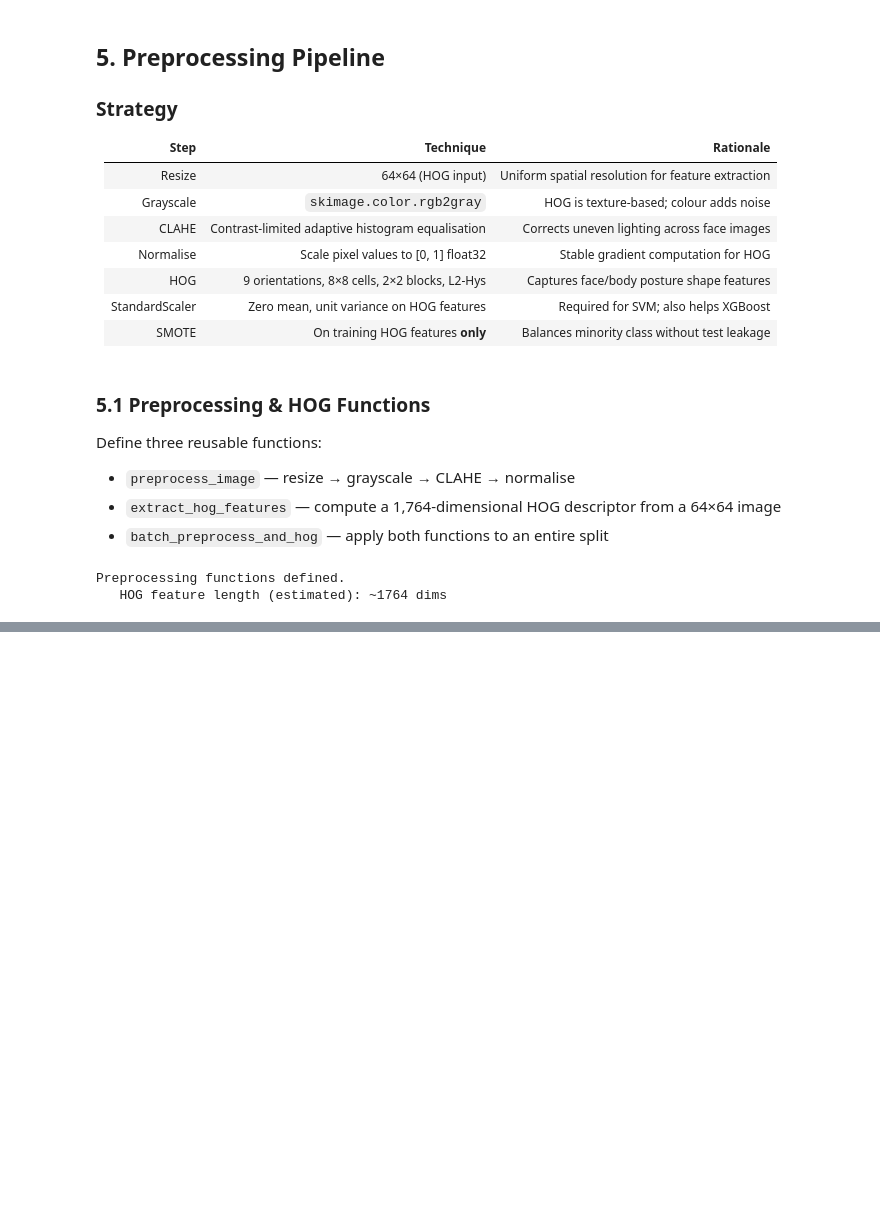
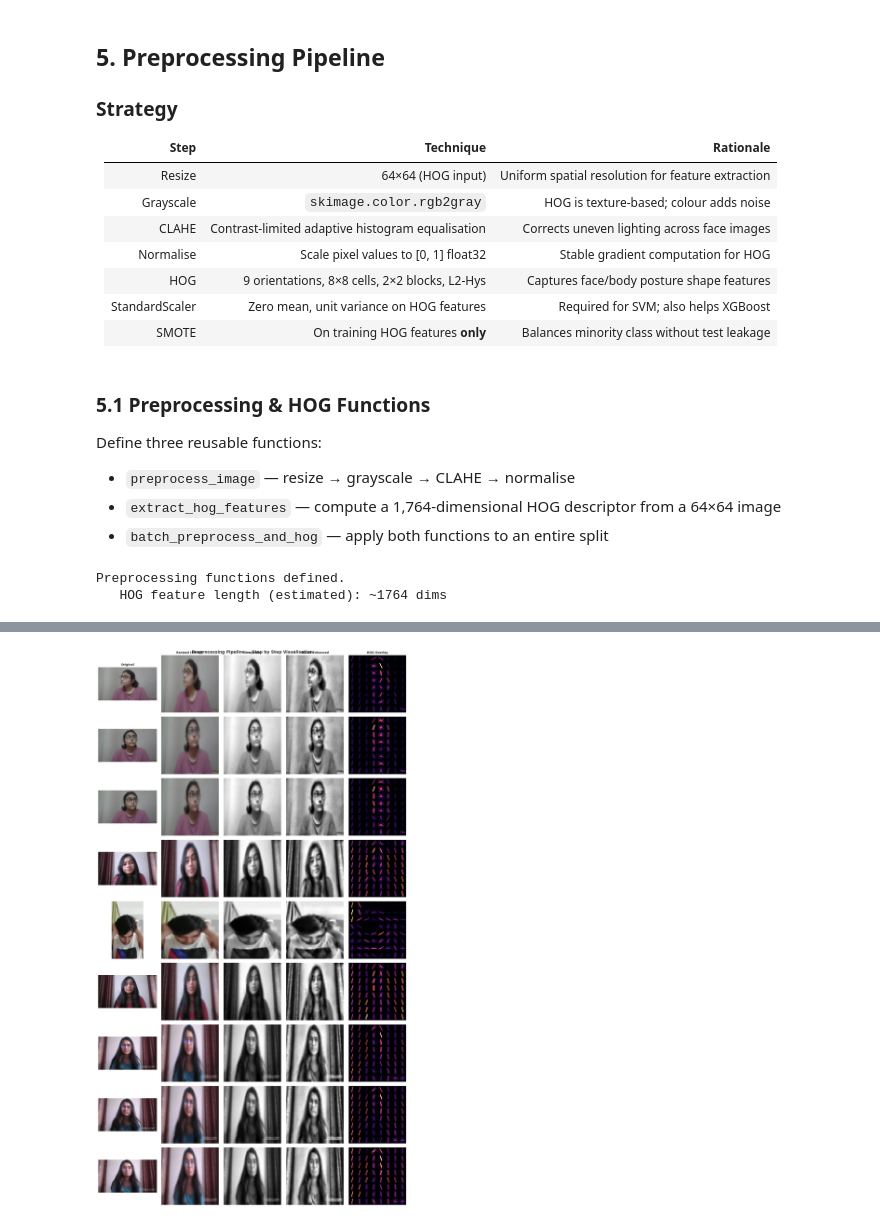
Before and after one commit to YasiniK/multimodal-student-cognitive-load-and-engagement-detection, a Jupyter notebook: Student_Engagement/se_eda_preprocessing.ipynb, the cells around one changed output, grey strips where cells are left out. Cells and saved outputs as stored; diff of their text form; code cells hidden in the pictures; blank space fills up the shorter version.

Commit message:
Step-by-Step Pipeline Visualisation

```diff
--- a/Student_Engagement/se_eda_preprocessing.ipynb
+++ b/Student_Engagement/se_eda_preprocessing.ipynb
@@ -891,0 +896,64 @@ Preprocessing functions defined.
+# %%
+SHOW_N  = 3   # images per engagement level
+n_rows  = len(ENGAGEMENT_LABELS) * SHOW_N
+n_cols  = 5   # original | resized | grayscale | CLAHE | HOG overlay
+
+# Each row = one image; each column = one processing stage
+col_titles = ['Original', 'Resized (64×64)', 'Grayscale', 'CLAHE Enhanced', 'HOG Overlay']
+fig, axes  = plt.subplots(n_rows, n_cols, figsize=(n_cols * 3, n_rows * 3))
+
+row = 0
+for eng in ENGAGEMENT_LABELS:
+    subset = df[df['engagement'] == eng].sample(SHOW_N, random_state=RANDOM_STATE)
+    for _, rec in subset.iterrows():
+        try:
+            img = io.imread(rec['path'])
+            if img.ndim == 2:
+                img = np.stack([img]*3, axis=-1)
+            elif img.shape[-1] == 4:
+                img = img[..., :3]
+
+            img_r = transform.resize(img, IMG_SIZE,
+                                     anti_aliasing=True,
+                                     preserve_range=True).astype(np.uint8)
+            gray   = cv2.cvtColor(img_r, cv2.COLOR_RGB2GRAY)
+            clahe  = cv2.createCLAHE(clipLimit=2.0, tileGridSize=(8, 8))
+            clahe_img = clahe.apply(gray)
+            clahe_f = (clahe_img / 255.0).astype(np.float32)
+
+            # HOG visualisation
+# Generate HOG image for the last column — shows gradient orientations visually
+            _, hog_vis = hog(clahe_f, orientations=9,
+                             pixels_per_cell=(8,8), cells_per_block=(2,2),
+                             block_norm='L2-Hys', visualize=True)
+            hog_vis = exposure.rescale_intensity(hog_vis, in_range=(0, 0.4))
+
+            steps = [img, img_r, gray, clahe_img, hog_vis]
+            cmaps = [None, None, 'gray', 'gray', 'inferno']
+
+            for col_idx, (step, cmap) in enumerate(zip(steps, cmaps)):
+                ax = axes[row, col_idx]
+                ax.imshow(step, cmap=cmap)
+                if row == 0:
+                    ax.set_title(col_titles[col_idx], fontsize=10, fontweight='bold')
+                if col_idx == 0:
+                    ax.set_ylabel(
+                        f"{eng.upper()}\n{rec['original_class']}",
+                        fontsize=8, rotation=90,
+                        color='white',
+                        bbox=dict(facecolor=PALETTE[eng], alpha=0.7, pad=2, boxstyle='round')
+                    )
+                ax.axis('off')
+        except Exception as e:
+            for col_idx in range(n_cols):
+                axes[row, col_idx].axis('off')
+        row += 1
+
+# Save the step-by-step visualisation grid to the output directory
+plt.suptitle('Preprocessing Pipeline — Step by Step Visualisation',
+             fontsize=14, fontweight='bold')
+plt.tight_layout()
+plt.savefig(OUTPUT_DIR / 'preprocessing_steps.png', dpi=150, bbox_inches='tight')
+plt.show()
+# %% [output]
+[figure, added]
```
Also changed, not shown: parts of 1 cell of this notebook.
